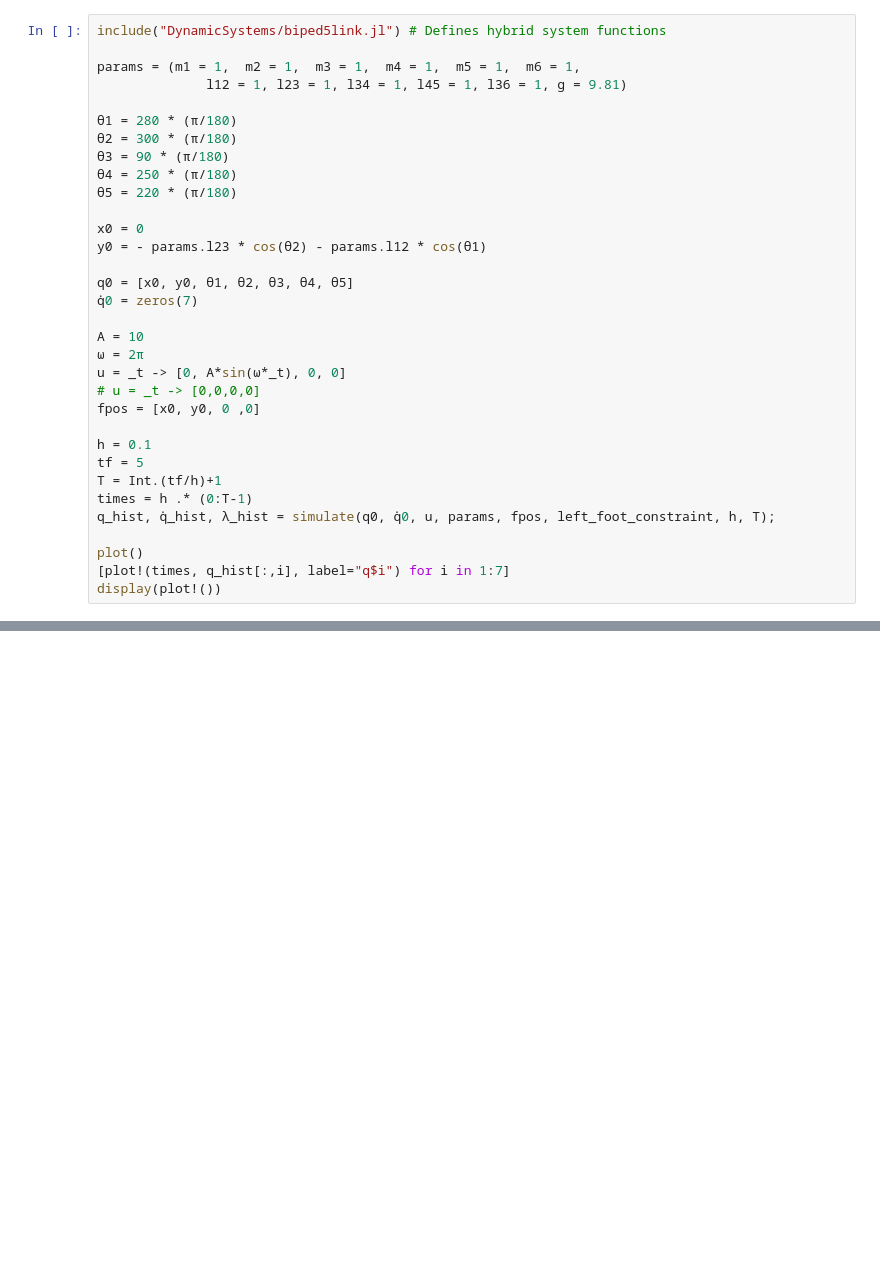
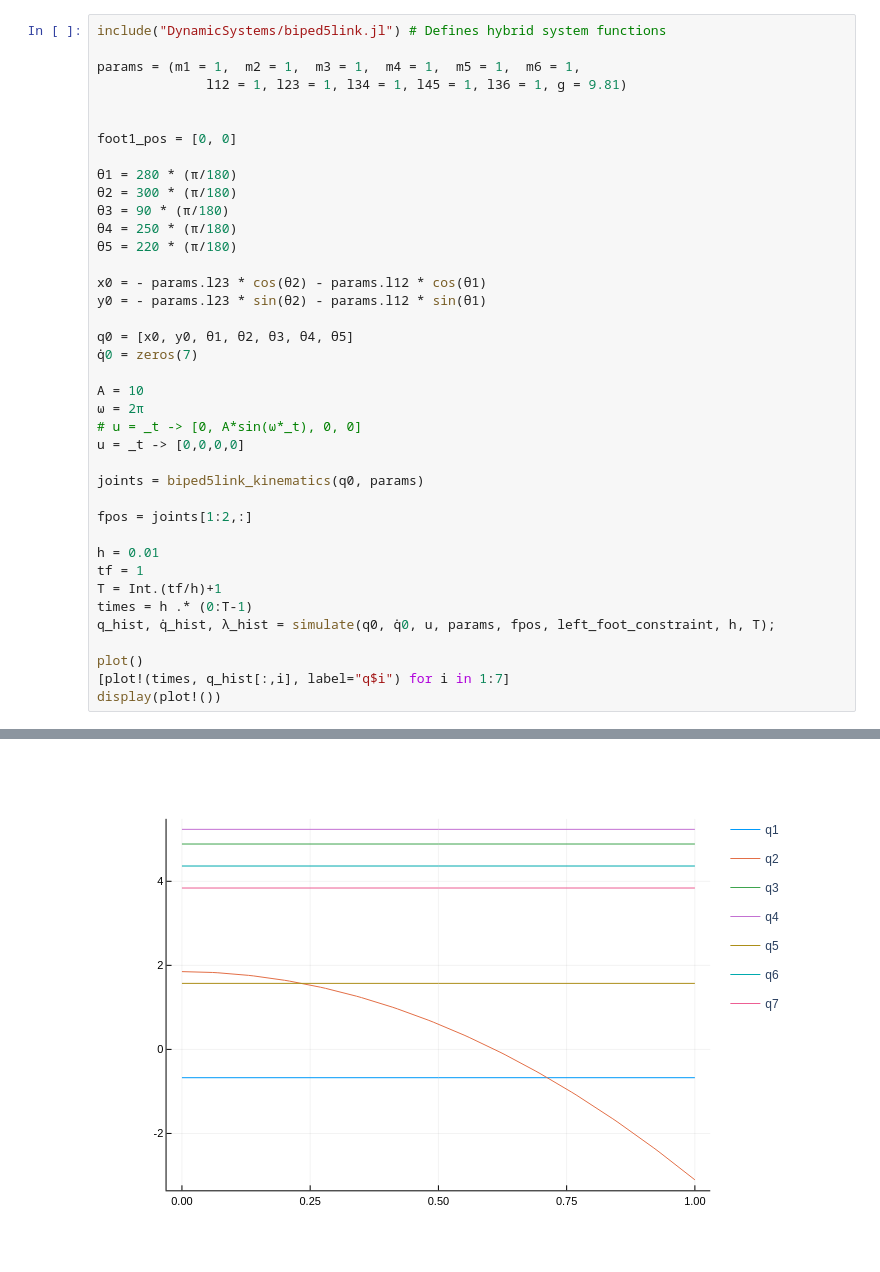
Before and after one commit to stevenwman/OCRL-Walker-Project, a Jupyter notebook: juliaImplementation/juliaImplementation/src/simulate_5link-biped_backward-euler.ipynb, the cells around one changed output, grey strips where cells are left out. Cells and saved outputs as stored; diff of their text form; blank space fills up the shorter version.

```diff
--- a/juliaImplementation/juliaImplementation/src/simulate_5link-biped_backward-euler.ipynb
+++ b/juliaImplementation/juliaImplementation/src/simulate_5link-biped_backward-euler.ipynb
@@ -20,6 +20,9 @@ include("DynamicSystems/biped5link.jl") # Defines hybrid system functions
 
 params = (m1 = 1,  m2 = 1,  m3 = 1,  m4 = 1,  m5 = 1,  m6 = 1,
 		      l12 = 1, l23 = 1, l34 = 1, l45 = 1, l36 = 1, g = 9.81)
+
+
+foot1_pos = [0, 0]
 
 θ1 = 280 * (π/180)
 θ2 = 300 * (π/180)
@@ -27,20 +30,23 @@ params = (m1 = 1,  m2 = 1,  m3 = 1,  m4 = 1,  m5 = 1,  m6 = 1,
 θ4 = 250 * (π/180)
 θ5 = 220 * (π/180)
 
-x0 = 0
-y0 = - params.l23 * cos(θ2) - params.l12 * cos(θ1)
+x0 = - params.l23 * cos(θ2) - params.l12 * cos(θ1)
+y0 = - params.l23 * sin(θ2) - params.l12 * sin(θ1)
 
 q0 = [x0, y0, θ1, θ2, θ3, θ4, θ5]
 q̇0 = zeros(7)
 
 A = 10
 ω = 2π
-u = _t -> [0, A*sin(ω*_t), 0, 0]
-# u = _t -> [0,0,0,0]
-fpos = [x0, y0, 0 ,0]
+# u = _t -> [0, A*sin(ω*_t), 0, 0]
+u = _t -> [0,0,0,0]
 
-h = 0.1
-tf = 5
+joints = biped5link_kinematics(q0, params)
+
+fpos = joints[1:2,:]
+
+h = 0.01
+tf = 1
 T = Int.(tf/h)+1
 times = h .* (0:T-1)
 q_hist, q̇_hist, λ_hist = simulate(q0, q̇0, u, params, fpos, left_foot_constraint, h, T);
@@ -69,0 +75 @@ ErrorException: Newton iteration did not converge
+[figure, added]
```
Also changed, not shown: parts of 3 cells of this notebook, 3 other files.
